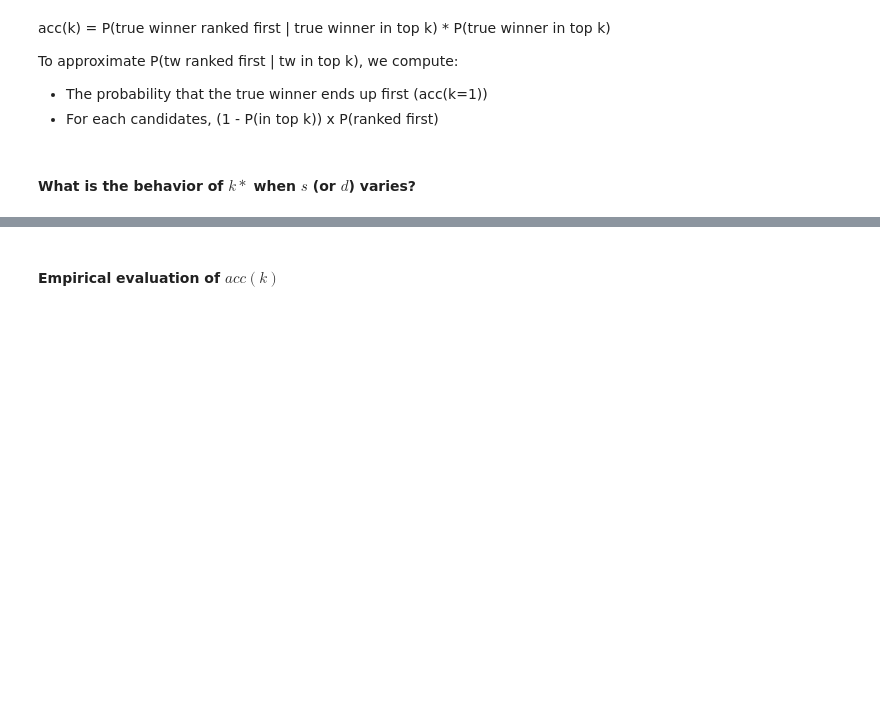
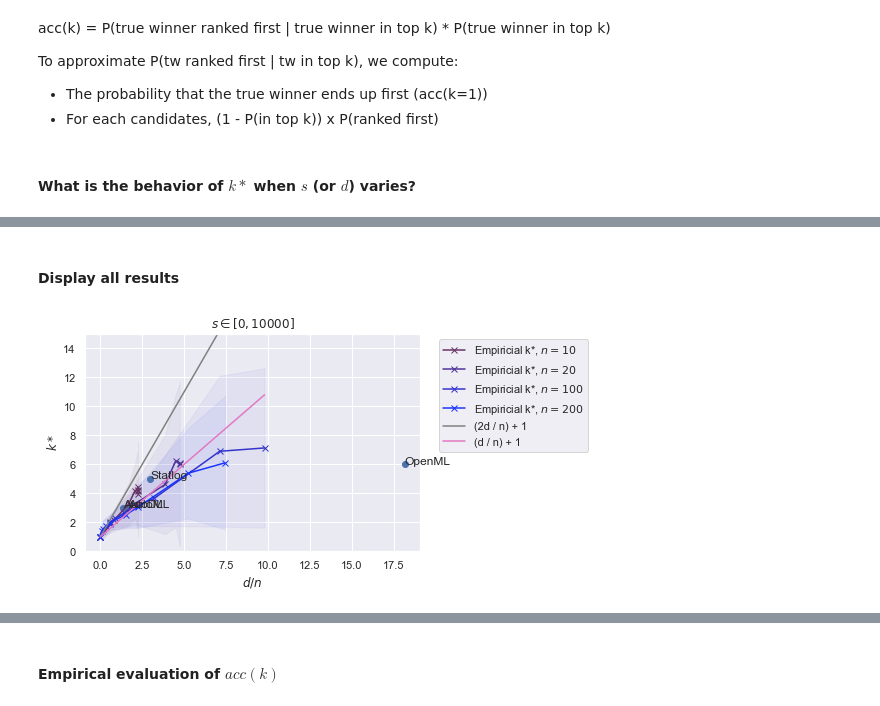
Before and after one commit to Didayolo/automl-conf-2022, a Jupyter notebook: experiments.ipynb, the cells around one changed output, grey strips where cells are left out. Saved outputs shown, nothing was run; the diff lists cells and outputs as text; code cells hidden in the pictures; blank space fills up the shorter version.

```diff
--- a/experiments.ipynb
+++ b/experiments.ipynb
@@ -339,0 +367,7 @@ s max = 10000
+# %% [markdown]
+#### Display all results
+# %%
+results = ['kendall_n10', 'kendall_n20', 'kendall_n100', 'kendall_n200']
+load_experiment_kendall(results, ylim=(0, 15))
+# %% [output]
+[figure, added]
```
Also changed, not shown: parts of 33 cells of this notebook.
